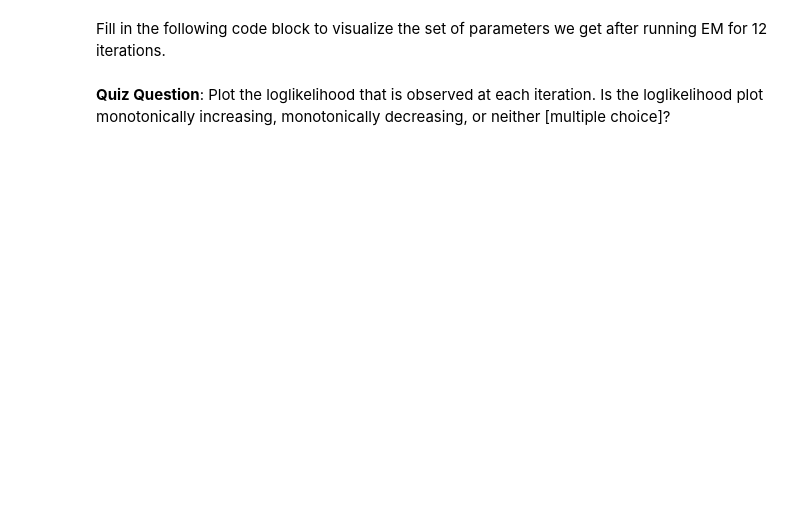
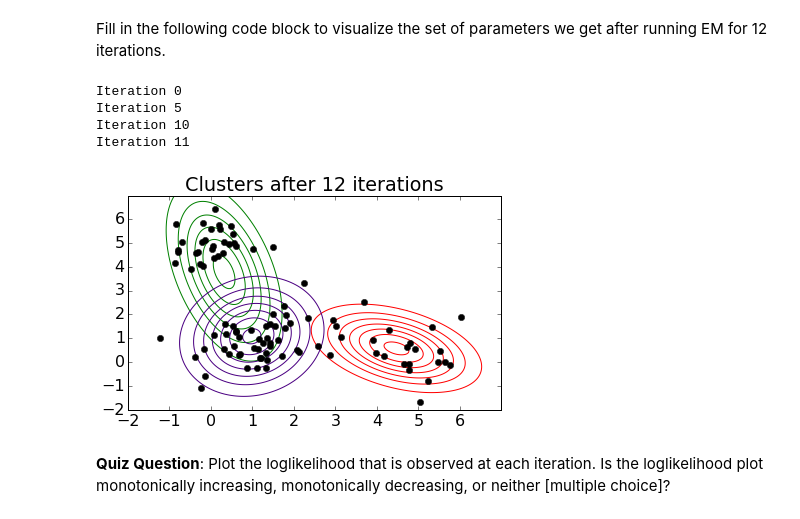
Before and after one commit to smarthi/UnivOfWashington-Machine-Learning, a Jupyter notebook: Clustering_IR/week4/3_em-for-gmm_blank.ipynb, the cells around one changed output. Cells and saved outputs as stored; diff of their text form; code cells hidden in the pictures; blank space fills up the shorter version.

```diff
--- a/Clustering_IR/week4/3_em-for-gmm_blank.ipynb
+++ b/Clustering_IR/week4/3_em-for-gmm_blank.ipynb
@@ -158,7 +158,7 @@ def EM(data, init_means, init_covariances, init_weights, maxiter=1000, thresh=1e
         for j in range(num_data):
             for k in range(num_clusters):
                 # YOUR CODE HERE
-                resp[j, k] = multivariate_normal.pdf(data[j], means[k], covariances[k])
+                resp[j, k] = weights[k] * multivariate_normal.pdf(data[j], means[k], covariances[k])
         row_sums = resp.sum(axis=1)[:, np.newaxis]
         resp = resp / row_sums # normalize over all possible cluster assignments
 
@@ -171,26 +171,26 @@ def EM(data, init_means, init_covariances, init_weights, maxiter=1000, thresh=1e
 
             # Update the weight for cluster k using the M-step update rule for the cluster weight, \hat{\pi}_k.
             # YOUR CODE HERE
-            weights[k] = sum(resp[:,k]) / num_data
+            weights[k] = counts[k] / num_data
 
             # Update means for cluster k using the M-step update rule for the mean variables.
             # This will assign the variable means[k] to be our estimate for \hat{\mu}_k.
             weighted_sum = 0
             for j in range(num_data):
                 # YOUR CODE HERE
-                weighted_sum += resp[j,k] * data[j]
+                weighted_sum += resp[j, k] * data[j]
             # YOUR CODE HERE
-            means[k] = weighted_sum / sum(resp[:,k])
+            means[k] = weighted_sum / counts[k]
 
             # Update covariances for cluster k using the M-step update rule for covariance variables.
             # This will assign the variable covariances[k] to be the estimate for \hat{\Sigma}_k.
             weighted_sum = np.zeros((num_dim, num_dim))
             for j in range(num_data):
                 # YOUR CODE HERE (Hint: Use np.outer on the data[j] and this cluster's mean)
-                weighted_sum += resp[j,k] * np.outer(data[j], means[k])
+                delta = data[j] - means[k]
+                weighted_sum += resp[j, k] * np.outer(delta, delta)
             # YOUR CODE HERE
-            covariances[k] = weighted_sum / sum(resp[:,k])
-
+            covariances[k] = weighted_sum / counts[k]
 
         # Compute the loglikelihood at this iteration
         # YOUR CODE HERE
@@ -294,9 +324,15 @@ plot_contours(data, results['means'], results['covs'], 'Final clusters')
 Fill in the following code block to visualize the set of parameters we get after running EM for 12 iterations.
 # %%
 # YOUR CODE HERE
-results = ...
+results = EM(data, initial_means, initial_covs, init_weights, maxiter=12)
 
 plot_contours(data, results['means'], results['covs'], 'Clusters after 12 iterations')
+# %% [output]
+Iteration 0
+Iteration 5
+Iteration 10
+Iteration 11
+[figure, added]
 # %% [markdown]
 **Quiz Question**: Plot the loglikelihood that is observed at each iteration. Is the loglikelihood plot monotonically increasing, monotonically decreasing, or neither [multiple choice]?
 # %%
```
Also changed, not shown: parts of 22 cells of this notebook.
